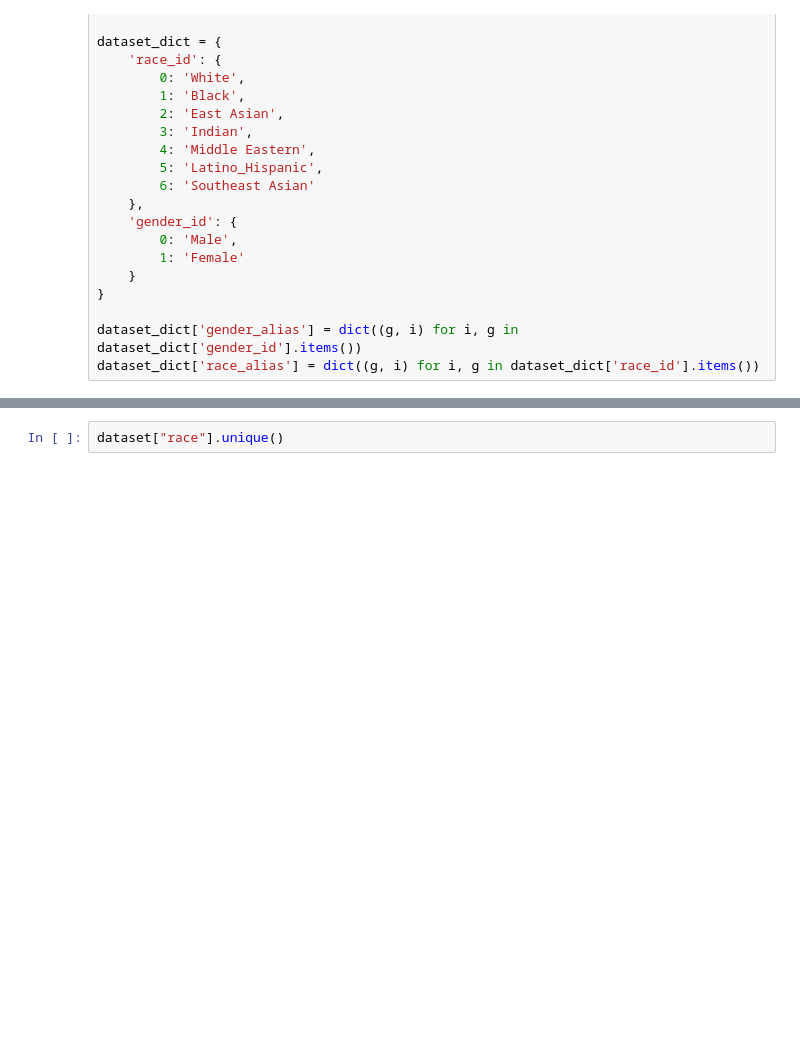
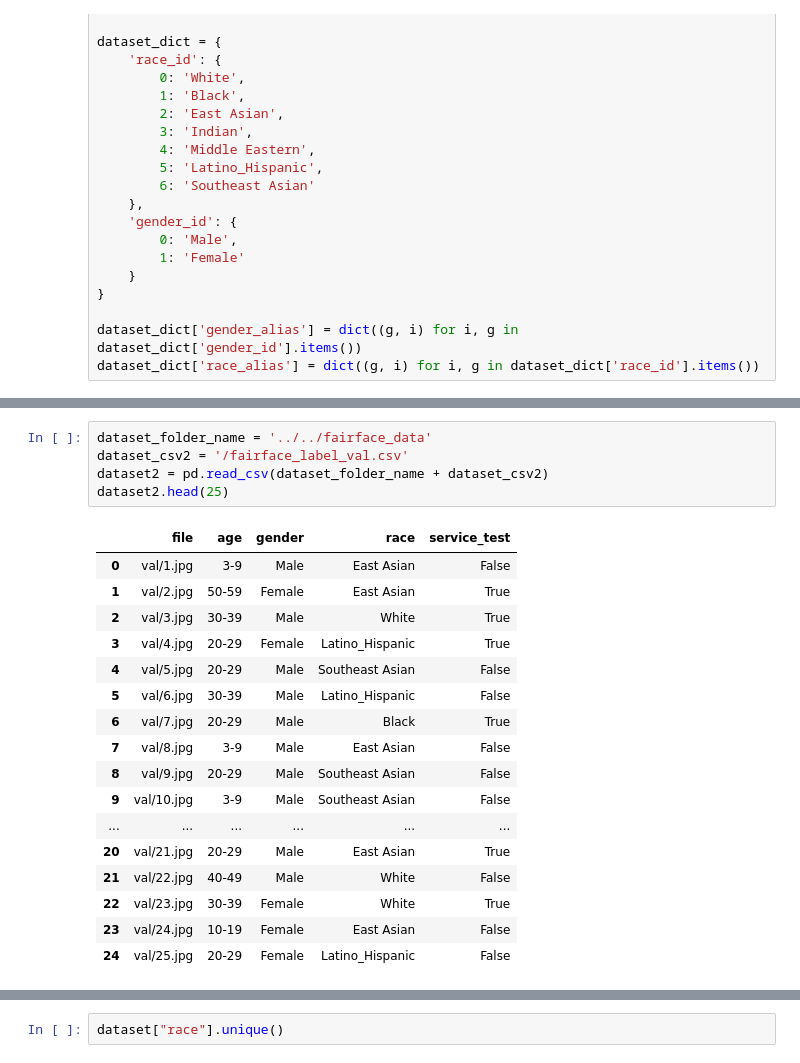
Before and after one commit to sudikshas/Racial_Classification_XAI_Model, a Jupyter notebook: notebook/Race_model-Copy1.ipynb, the cells around one changed output, grey strips where cells are left out. Cells and saved outputs as stored; diff of their text form; blank space fills up the shorter version.

```diff
--- a/notebook/Race_model-Copy1.ipynb
+++ b/notebook/Race_model-Copy1.ipynb
@@ -76,0 +99,23 @@ dataset.head()
+# %%
+dataset_folder_name = '../../fairface_data'
+dataset_csv2 = '/fairface_label_val.csv'
+dataset2 = pd.read_csv(dataset_folder_name + dataset_csv2)
+dataset2.head(25)
+# %% [output]
+|  | file | age | gender | race | service_test |
+| 0 | val/1.jpg | 3-9 | Male | East Asian | False |
+| 1 | val/2.jpg | 50-59 | Female | East Asian | True |
+| 2 | val/3.jpg | 30-39 | Male | White | True |
+| 3 | val/4.jpg | 20-29 | Female | Latino_Hispanic | True |
+| 4 | val/5.jpg | 20-29 | Male | Southeast Asian | False |
+| 5 | val/6.jpg | 30-39 | Male | Latino_Hispanic | False |
+| 6 | val/7.jpg | 20-29 | Male | Black | True |
+| 7 | val/8.jpg | 3-9 | Male | East Asian | False |
+| 8 | val/9.jpg | 20-29 | Male | Southeast Asian | False |
+| 9 | val/10.jpg | 3-9 | Male | Southeast Asian | False |
+| ... | ... | ... | ... | ... | ... |
+| 20 | val/21.jpg | 20-29 | Male | East Asian | True |
+| 21 | val/22.jpg | 40-49 | Male | White | False |
+| 22 | val/23.jpg | 30-39 | Female | White | True |
+| 23 | val/24.jpg | 10-19 | Female | East Asian | False |
+| 24 | val/25.jpg | 20-29 | Female | Latino_Hispanic | False |
```
Also changed, not shown: parts of 4 cells of this notebook, 5 other files.
